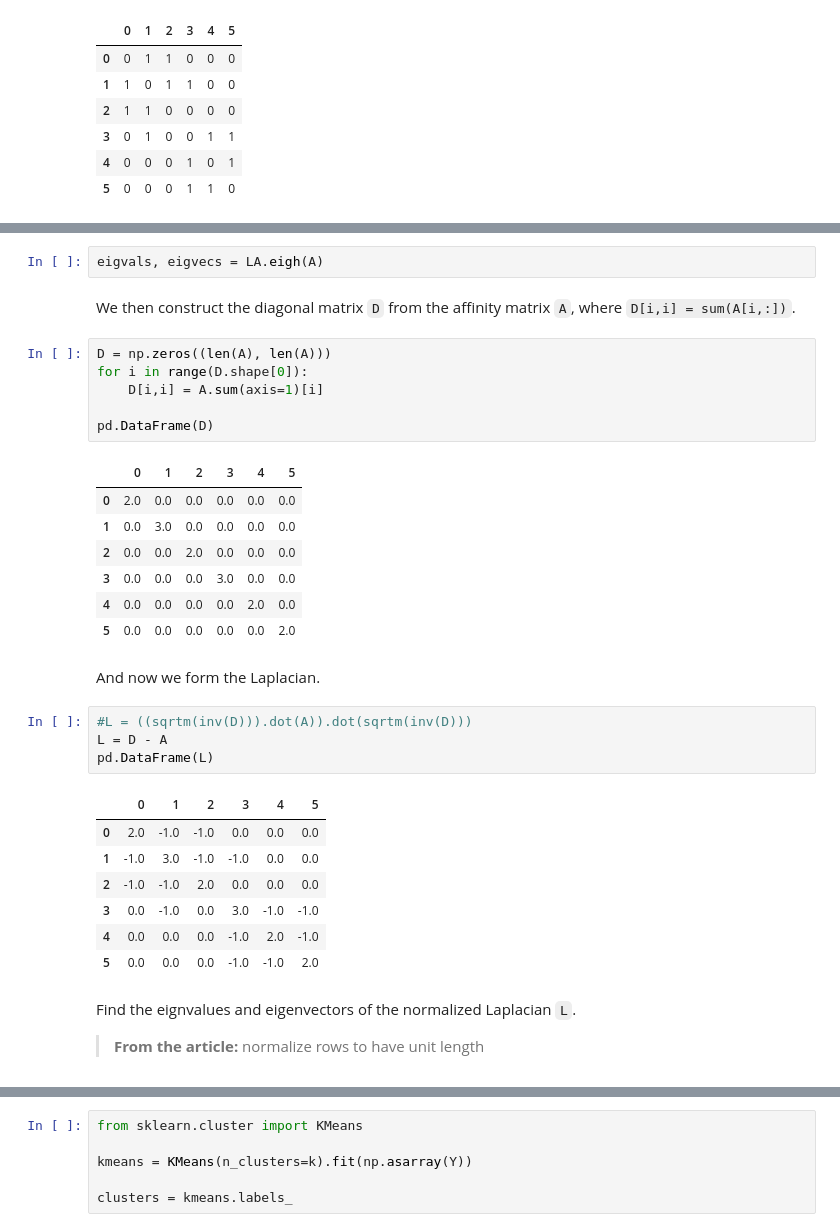
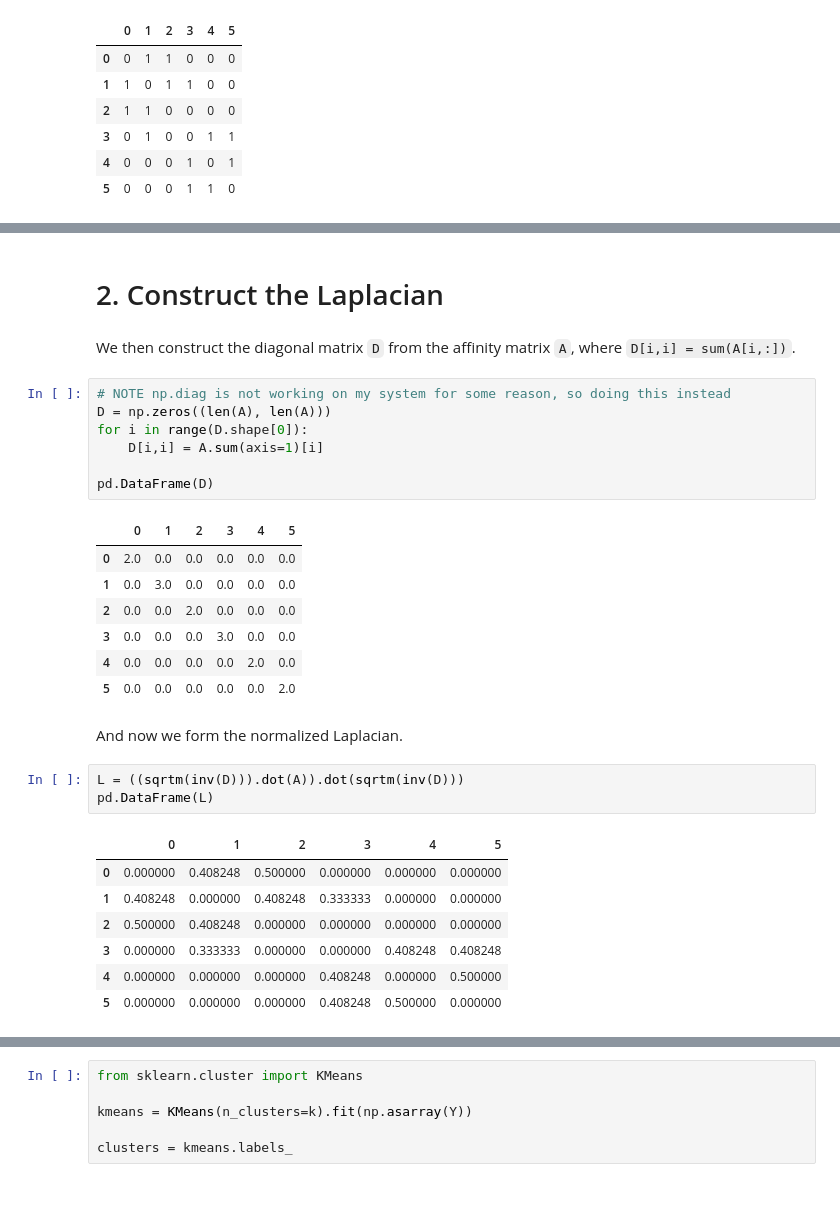
Before and after one commit to workinn/ID2222, a Jupyter notebook: lab4/Linus.ipynb, the cells around one changed output, grey strips where cells are left out. Cells and saved outputs as stored; diff of their text form; blank space fills up the shorter version.

```diff
--- a/lab4/Linus.ipynb
+++ b/lab4/Linus.ipynb
@@ -181,8 +162,9 @@ First we find the eigenvalues and eigenvectors of the adjacency matrix. Since it
-# %%
-eigvals, eigvecs = LA.eigh(A)
+# %% [markdown]
+# 2. Construct the Laplacian
 # %% [markdown]
 We then construct the diagonal matrix `D` from the affinity matrix `A`, where `D[i,i] = sum(A[i,:])`.
 # %%
+# NOTE np.diag is not working on my system for some reason, so doing this instead
 D = np.zeros((len(A), len(A)))
 for i in range(D.shape[0]):
     D[i,i] = A.sum(axis=1)[i]
@@ -197,20 +179,15 @@ pd.DataFrame(D)
 | 4 | 0.0 | 0.0 | 0.0 | 0.0 | 2.0 | 0.0 |
 | 5 | 0.0 | 0.0 | 0.0 | 0.0 | 0.0 | 2.0 |
 # %% [markdown]
-And now we form the Laplacian.
+And now we form the normalized Laplacian.
 # %%
-#L = ((sqrtm(inv(D))).dot(A)).dot(sqrtm(inv(D)))
-L = D - A
+L = ((sqrtm(inv(D))).dot(A)).dot(sqrtm(inv(D)))
 pd.DataFrame(L)
 # %% [output]
 |  | 0 | 1 | 2 | 3 | 4 | 5 |
-| 0 | 2.0 | -1.0 | -1.0 | 0.0 | 0.0 | 0.0 |
-| 1 | -1.0 | 3.0 | -1.0 | -1.0 | 0.0 | 0.0 |
-| 2 | -1.0 | -1.0 | 2.0 | 0.0 | 0.0 | 0.0 |
-| 3 | 0.0 | -1.0 | 0.0 | 3.0 | -1.0 | -1.0 |
-| 4 | 0.0 | 0.0 | 0.0 | -1.0 | 2.0 | -1.0 |
-| 5 | 0.0 | 0.0 | 0.0 | -1.0 | -1.0 | 2.0 |
+| 0 | 0.000000 | 0.408248 | 0.500000 | 0.000000 | 0.000000 | 0.000000 |
+| 1 | 0.408248 | 0.000000 | 0.408248 | 0.333333 | 0.000000 | 0.000000 |
+| 2 | 0.500000 | 0.408248 | 0.000000 | 0.000000 | 0.000000 | 0.000000 |
+| 3 | 0.000000 | 0.333333 | 0.000000 | 0.000000 | 0.408248 | 0.408248 |
+| 4 | 0.000000 | 0.000000 | 0.000000 | 0.408248 | 0.000000 | 0.500000 |
+| 5 | 0.000000 | 0.000000 | 0.000000 | 0.408248 | 0.500000 | 0.000000 |
-# %% [markdown]
-Find the eignvalues and eigenvectors of the normalized Laplacian `L`.
-
-> **From the article:** normalize rows to have unit length
```
Also changed, not shown: parts of 36 cells of this notebook.
